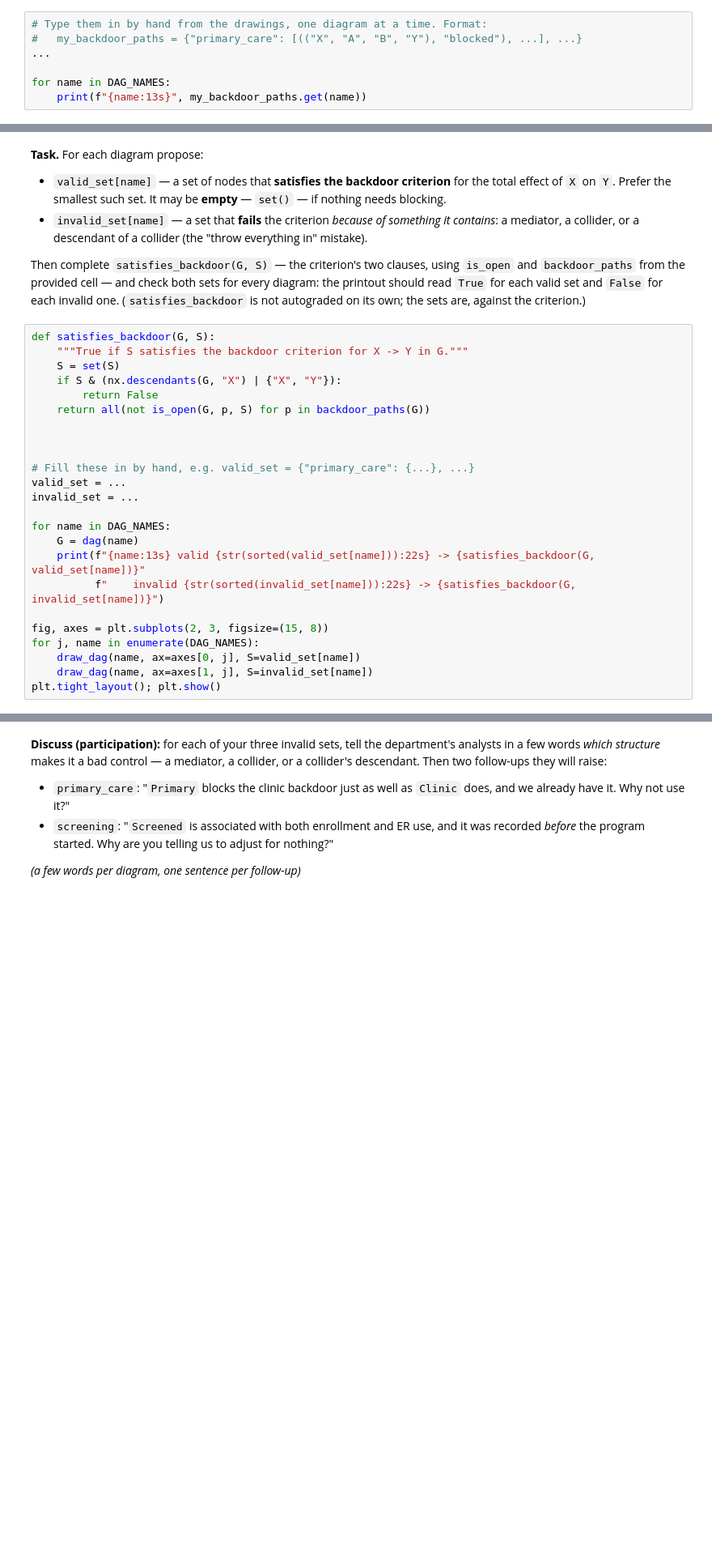
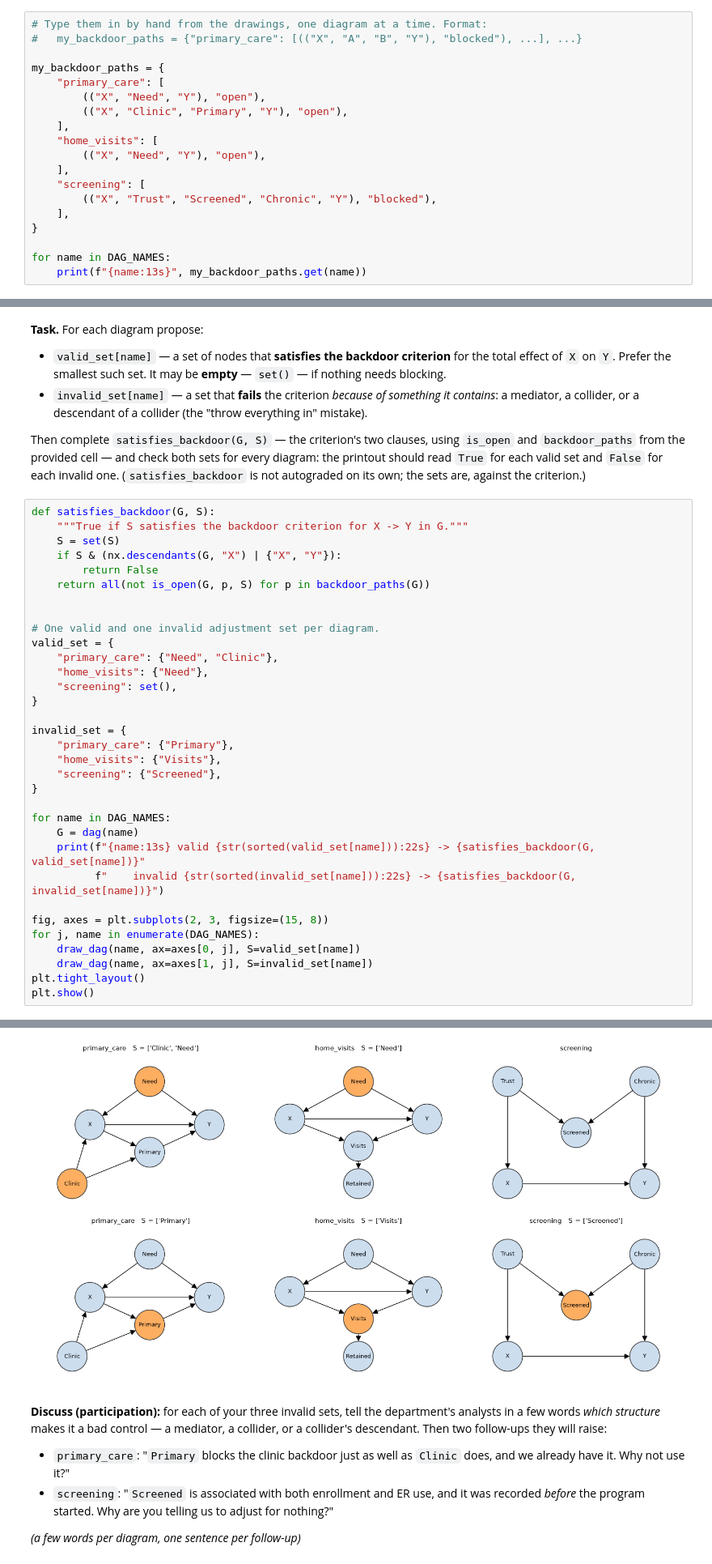
Before and after one commit to Patrio-Marcus/DS701-Materials-FA26, a Jupyter notebook: class_activity_notebooks/14-InClass-Exercise-Causal-Inference-A1/14-InClass-Exercise-Causal-Inference-A1.ipynb, the cells around one changed output, grey strips where cells are left out. Shown at 81% size. Drawn from its saved outputs; the diff is of its cells as text; blank space fills up the shorter version.

```diff
--- a/class_activity_notebooks/14-InClass-Exercise-Causal-Inference-A1/14-InClass-Exercise-Causal-Inference-A1.ipynb
+++ b/class_activity_notebooks/14-InClass-Exercise-Causal-Inference-A1/14-InClass-Exercise-Causal-Inference-A1.ipynb
@@ -287,7 +324,19 @@ writing a search. Order does not matter.
 # %%
 # Type them in by hand from the drawings, one diagram at a time. Format:
 #   my_backdoor_paths = {"primary_care": [(("X", "A", "B", "Y"), "blocked"), ...], ...}
-...
+
+my_backdoor_paths = {
+    "primary_care": [
+        (("X", "Need", "Y"), "open"),
+        (("X", "Clinic", "Primary", "Y"), "open"),
+    ],
+    "home_visits": [
+        (("X", "Need", "Y"), "open"),
+    ],
+    "screening": [
+        (("X", "Trust", "Screened", "Chronic", "Y"), "blocked"),
+    ],
+}
 
 for name in DAG_NAMES:
     print(f"{name:13s}", my_backdoor_paths.get(name))
@@ -356,10 +414,18 @@ def satisfies_backdoor(G, S):
     return all(not is_open(G, p, S) for p in backdoor_paths(G))
 
 
+# One valid and one invalid adjustment set per diagram.
+valid_set = {
+    "primary_care": {"Need", "Clinic"},
+    "home_visits": {"Need"},
+    "screening": set(),
+}
 
-# Fill these in by hand, e.g. valid_set = {"primary_care": {...}, ...}
-valid_set = ...
-invalid_set = ...
+invalid_set = {
+    "primary_care": {"Primary"},
+    "home_visits": {"Visits"},
+    "screening": {"Screened"},
+}
 
 for name in DAG_NAMES:
     G = dag(name)
@@ -370,4 +436,6 @@ fig, axes = plt.subplots(2, 3, figsize=(15, 8))
 for j, name in enumerate(DAG_NAMES):
     draw_dag(name, ax=axes[0, j], S=valid_set[name])
     draw_dag(name, ax=axes[1, j], S=invalid_set[name])
-plt.tight_layout(); plt.show()
+plt.tight_layout()
+plt.show()
+# %% [output]
@@ -374,3 +445,4 @@ plt.tight_layout(); plt.show()
+[figure, added]
 # %% [markdown]
 **Discuss (participation):** for each of your three invalid sets, tell the department's
 analysts in a few words *which structure* makes it a bad control — a mediator, a
```
Also changed, not shown: parts of 10 cells of this notebook.
